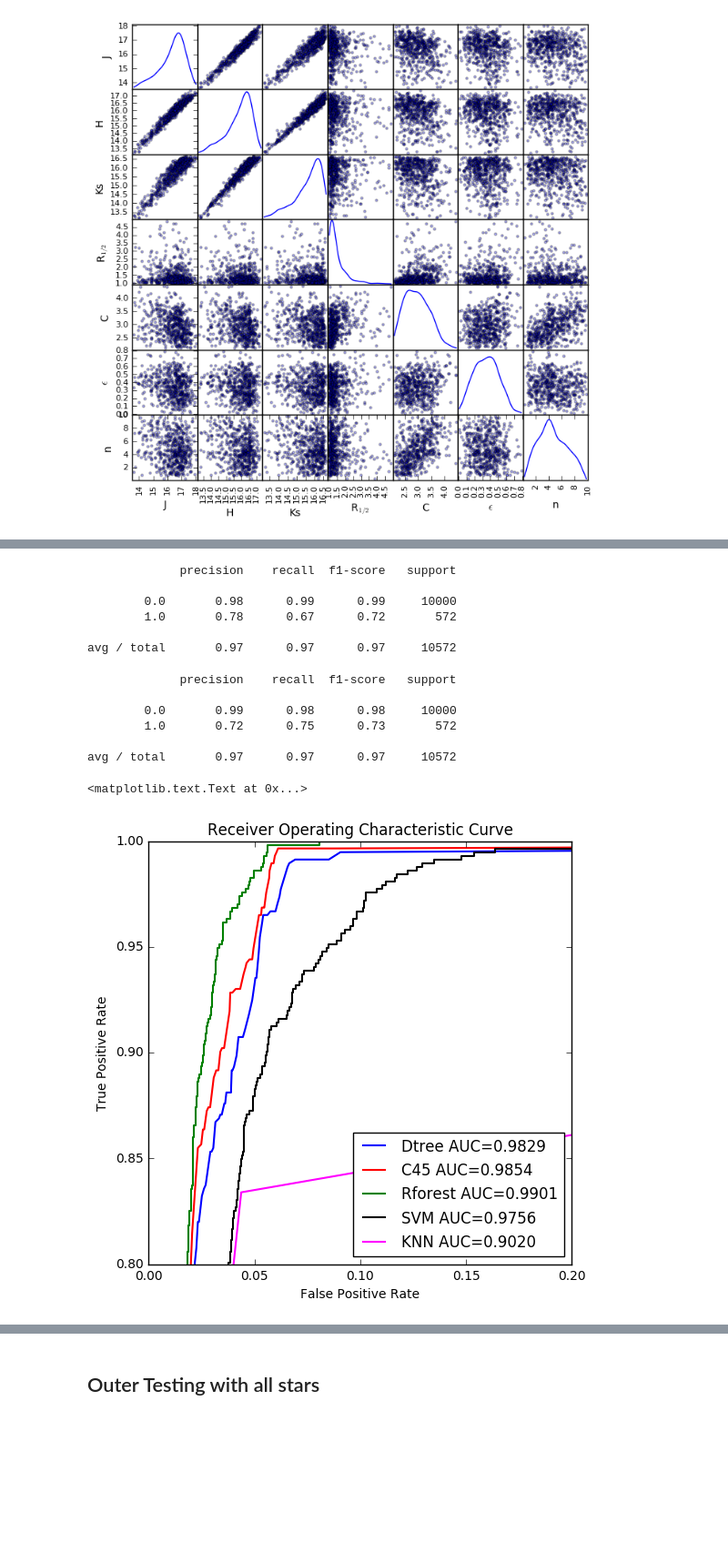
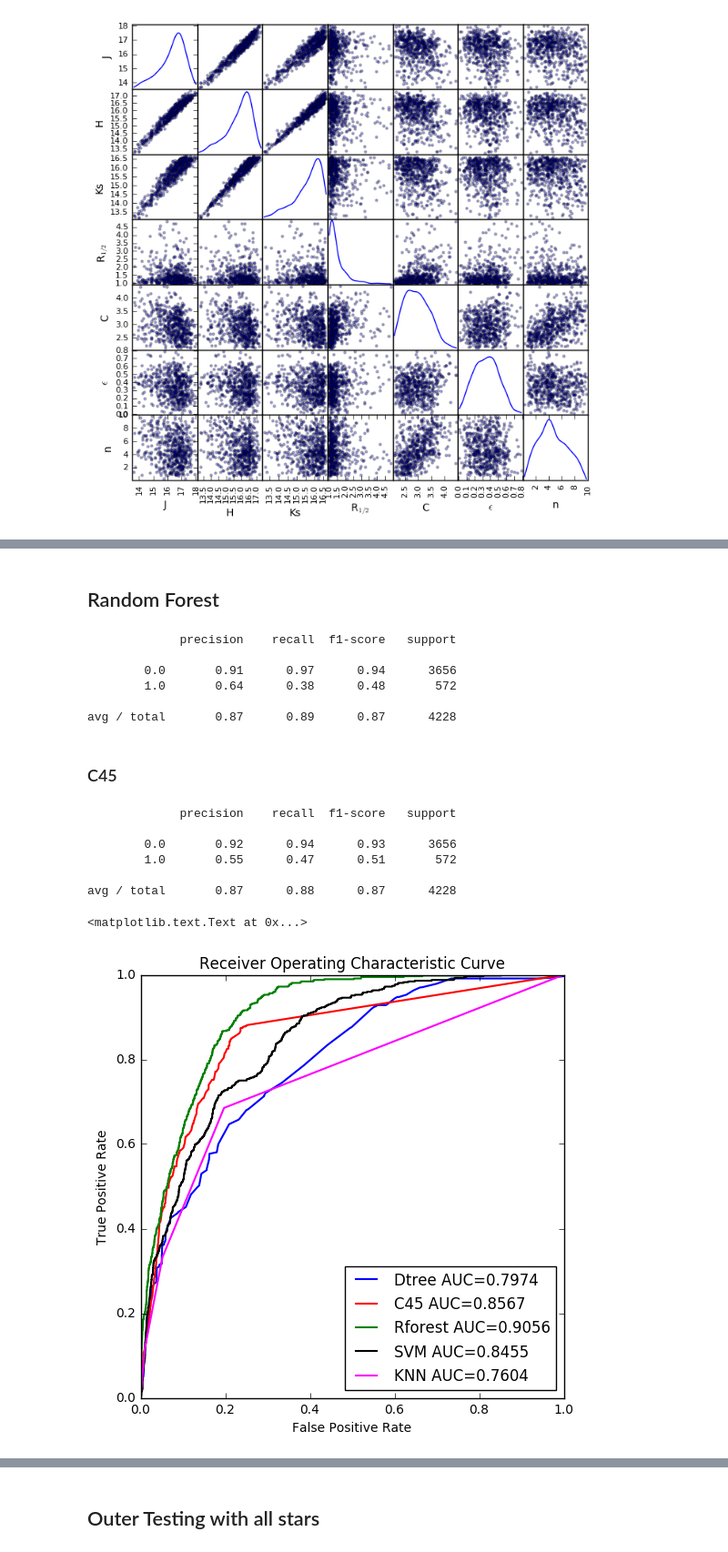
Before and after one commit to BrunoSanchez/VVV_galaxies, a Jupyter notebook: star-galaxyML.ipynb, the cells around one changed output, grey strips where cells are left out. Shown at 91% size. Saved outputs shown, nothing was run; the diff lists cells and outputs as text; code cells hidden in the pictures; blank space fills up the shorter version.

```diff
--- a/star-galaxyML.ipynb
+++ b/star-galaxyML.ipynb
@@ -93,11 +142,13 @@ def experiment(clf, x, y, nfolds=10):
 
     print metrics.classification_report(y_testing, predictions)
     fpr, tpr, thresholds = metrics.roc_curve(y_testing, 1.-probabilities)
+    pr_rec_curve = metrics.precision_recall_curve(y_testing, 1.-probabilities)
     roc_auc = metrics.auc(fpr, tpr)
     return {'fpr': fpr,
             'tpr': tpr,
             'thresh': thresholds,
             'roc_auc': roc_auc,
+            'pr_rec_curve': pr_rec_curve,
             'y_test': y_testing,
             'predictions': predictions,
             'probabilities': probabilities,
@@ -105,7 +156,7 @@ def experiment(clf, x, y, nfolds=10):
             }
 # %%
 #choices = np.random.choice(40000, 2000)
-strs2 = strs.sample(10000)
+strs2 = strs
 # %%
 X = np.vstack((strs2.as_matrix(), gxs.as_matrix()))
 Y = np.hstack((np.repeat(0, len(strs2)), np.repeat(1, len(gxs))))
@@ -139,21 +190,28 @@ avg / total       0.95      0.96      0.95     10572
+# %% [markdown]
+## Random Forest
 # %%
-res_Rforest = experiment(RandomForestClassifier(n_estimators=100, min_samples_leaf=6), X, Y, 10)
+res_Rforest = experiment(RandomForestClassifier(n_estimators=1000,
+                                                max_features=7,
+                                                min_samples_leaf=15,
+                                                n_jobs=4), X, Y, 10)
 # %% [output]
              precision    recall  f1-score   support
 
-        0.0       0.98      0.99      0.99     10000
-        1.0       0.78      0.67      0.72       572
+        0.0       0.91      0.97      0.94      3656
+        1.0       0.64      0.38      0.48       572
 
-avg / total       0.97      0.97      0.97     10572
+avg / total       0.87      0.89      0.87      4228
+# %% [markdown]
+### C45
 # %%
-res_C45 = experiment(DecisionTreeClassifier(criterion='entropy', max_leaf_nodes=12), X, Y, 10)
+res_C45 = experiment(DecisionTreeClassifier(criterion='entropy', min_samples_leaf=15), X, Y, 10)
 # %% [output]
              precision    recall  f1-score   support
 
-        0.0       0.99      0.98      0.98     10000
-        1.0       0.72      0.75      0.73       572
+        0.0       0.92      0.94      0.93      3656
+        1.0       0.55      0.47      0.51       572
 
-avg / total       0.97      0.97      0.97     10572
+avg / total       0.87      0.88      0.87      4228
 # %%
 plt.figure(figsize=(6, 6))
 #plt.figaspect(.8)
@@ -162,33 +220,33 @@ fpr = res_Dtree['fpr']
 tpr = res_Dtree['tpr']
 roc_auc = metrics.auc(fpr, tpr)
 plt.plot(fpr, tpr, lw=1.5, color='blue', label='Dtree AUC={:06.4f}'.format(roc_auc))
 
 fpr = res_C45['fpr']
 tpr = res_C45['tpr']
 roc_auc = metrics.auc(fpr, tpr)
 plt.plot(fpr, tpr, lw=1.5, color='red', label='C45 AUC={:06.4f}'.format(roc_auc))
 
 fpr = res_Rforest['fpr']
 tpr = res_Rforest['tpr']
 roc_auc = metrics.auc(fpr, tpr)
 plt.plot(fpr, tpr, lw=1.5, color='green', label='Rforest AUC={:06.4f}'.format(roc_auc))
 
 fpr = res_svc['fpr']
 tpr = res_svc['tpr']
 roc_auc = metrics.auc(fpr, tpr)
 plt.plot(fpr, tpr, lw=1.5, color='black', label='SVM AUC={:06.4f}'.format(roc_auc))
 
 fpr = res_knn['fpr']
 tpr = res_knn['tpr']
 roc_auc = metrics.auc(fpr, tpr)
 plt.plot(fpr, tpr, lw=1.5, color='magenta', label='KNN AUC={:06.4f}'.format(roc_auc))
 
-plt.xlim(0, 0.2)
-plt.ylim(0.8, 1)
+#plt.xlim(0, 0.2)
+#plt.ylim(0.8, 1)
 plt.xlabel('False Positive Rate')
 plt.ylabel('True Positive Rate')
 plt.legend(loc='lower right')
 plt.title('Receiver Operating Characteristic Curve')
 # %% [output]
 <matplotlib.text.Text at 0x...>
-[figure, old version]
+[figure, new version]
```
Also changed, not shown: parts of 14 cells of this notebook.
